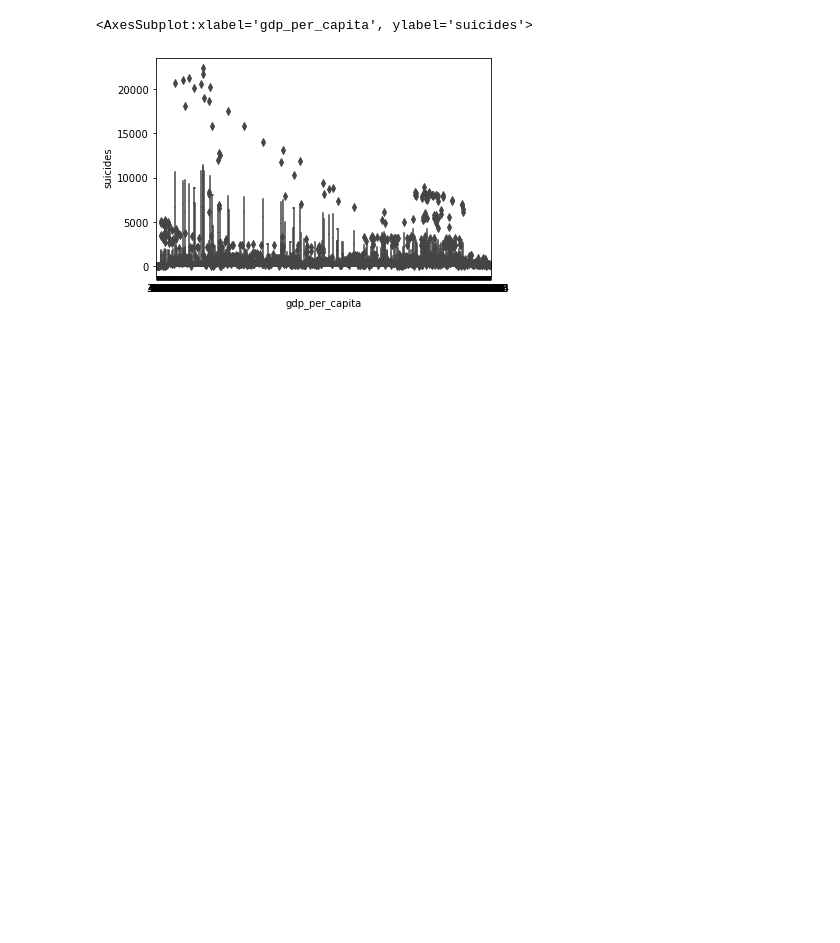
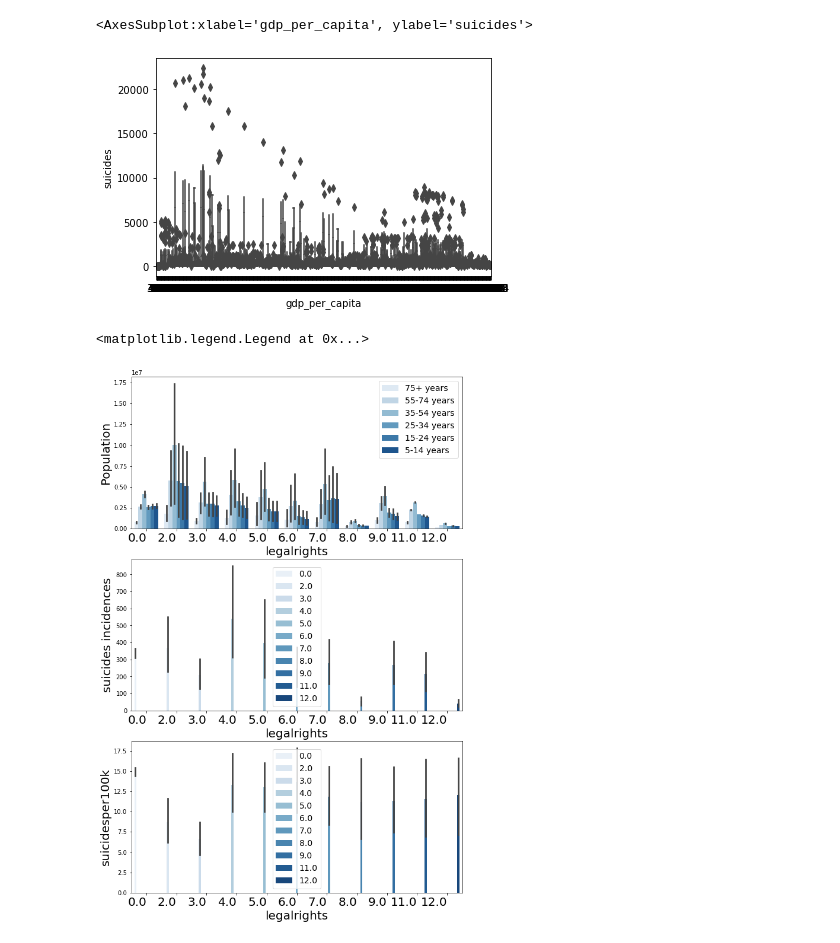
Before and after one commit to sujilkumarkm/desertion_dkit_msc_2022_sep, a Jupyter notebook: dissertation_suicide_data_visualization_2022.ipynb, the cells around one changed output. Cells and saved outputs as stored; diff of their text form; code cells hidden in the pictures; blank space fills up the shorter version.

```diff
--- a/dissertation_suicide_data_visualization_2022.ipynb
+++ b/dissertation_suicide_data_visualization_2022.ipynb
@@ -202,3 +202,32 @@ sns.boxplot(x='gdp_per_capita', y='suicides', data=df   )
 # %% [output]
 <AxesSubplot:xlabel='gdp_per_capita', ylabel='suicides'>
 [figure]
+# %%
+import seaborn as sns
+plt.figure(figsize=(10, 16))
+
+plt.subplot(311)
+
+sns.barplot(x='legalrights', y='population', hue='sex', data=df, palette="Blues")
+plt.xticks(ha='right', fontsize=20)
+plt.ylabel('Population', fontsize=20)
+plt.xlabel('legalrights', fontsize=20)
+plt.legend(fontsize=14, loc='best')
+
+plt.subplot(313)
+
+sns.barplot(x='legalrights', y='sucid_in_hundredk', hue='sex', data=df,palette="Blues")
+plt.xticks(ha='right', fontsize=20);
+plt.ylabel('suicidesper100k',fontsize=20);
+plt.xlabel('legalrights',fontsize=20);
+plt.legend(fontsize=14);
+
+plt.subplot(312)
+sns.barplot(x='legalrights', y='suicides', hue='sex', data=df, palette="Blues")
+plt.xticks(ha='right', fontsize=20)
+plt.ylabel('suicides incidences', fontsize=20)
+plt.xlabel('legalrights', fontsize=20)
+plt.legend(fontsize=14)
+# %% [output]
+<matplotlib.legend.Legend at 0x...>
+[figure, added]
```
Also changed, not shown: 4 other files.
